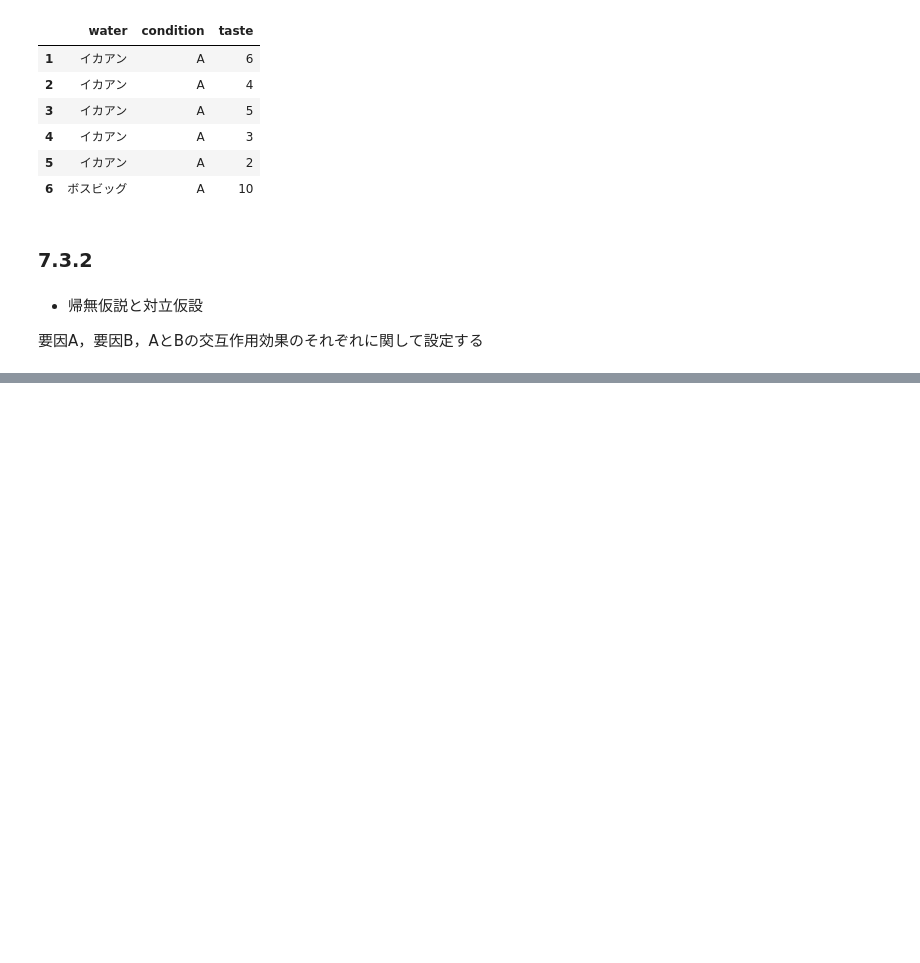
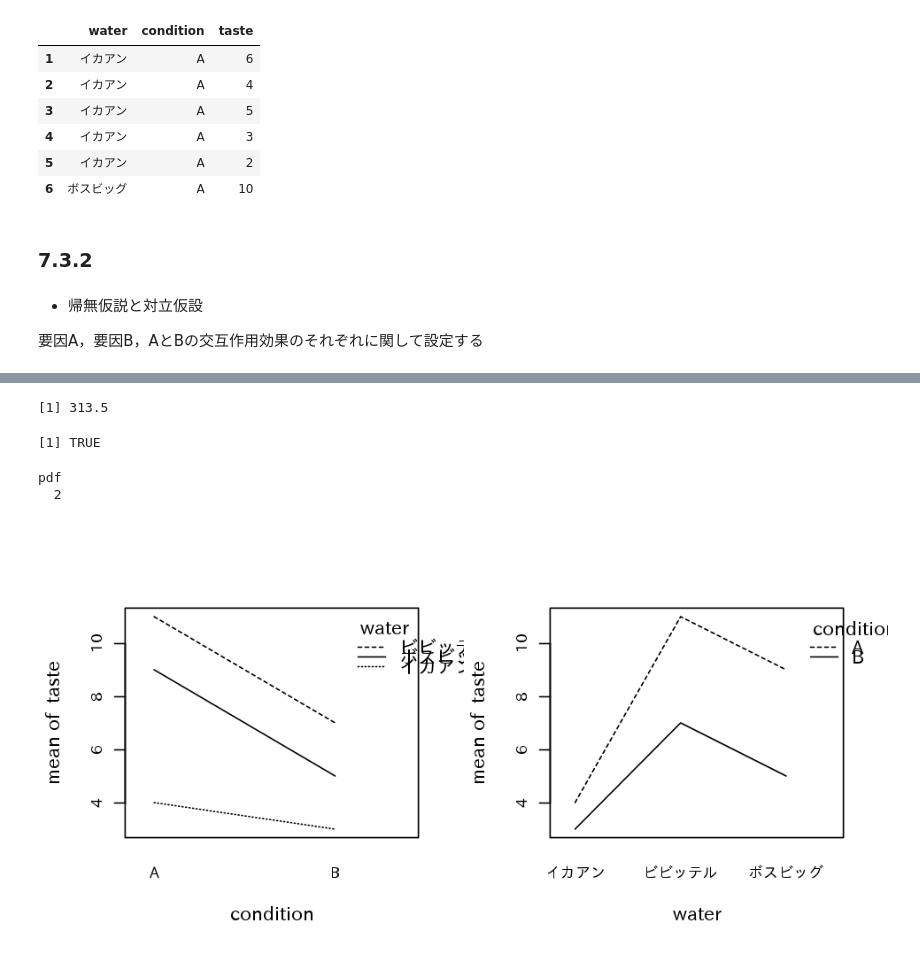
Before and after one commit to whatalnk/r-easy-stat, a Jupyter notebook: Chap07.ipynb, the cells around one changed output, grey strips where cells are left out. Saved outputs shown, nothing was run; the diff lists cells and outputs as text; code cells hidden in the pictures; blank space fills up the shorter version.

```diff
--- a/Chap07.ipynb
+++ b/Chap07.ipynb
@@ -629,0 +645,3 @@ Signif. codes:  0 '***' 0.001 '**' 0.01 '*' 0.05 '.' 0.1 ' ' 1
+# %%
+d3.res <- aov(taste ~ condition * water, data = d3.long) %>>% summary
+str(d3.res)
@@ -629,0 +665,8 @@ Signif. codes:  0 '***' 0.001 '**' 0.01 '*' 0.05 '.' 0.1 ' ' 1
+# %%
+sum(d3.res[[1]]$`Sum Sq`)
+# %% [output]
+[1] 313.5
+# %%
+all.equal(all_sq_sum, sum(d3.res[[1]]$`Sum Sq`))
+# %% [output]
+[1] TRUE
@@ -629,0 +679,14 @@ Signif. codes:  0 '***' 0.001 '**' 0.01 '*' 0.05 '.' 0.1 ' ' 1
+# %%
+Cairo(type="raster")
+par(family = "IPAexGothic")
+par(cex.axis = 0.8)
+layout(matrix(c(1, 2), 1, 2, byrow = TRUE))
+with(d3.long, {
+    interaction.plot(condition, water, taste)
+    interaction.plot(water, condition, taste)
+})
+dev.off()
+# %% [output]
+pdf
+  2
+[figure, added]
```
Also changed, not shown: parts of 43 cells of this notebook, 2 other files.
